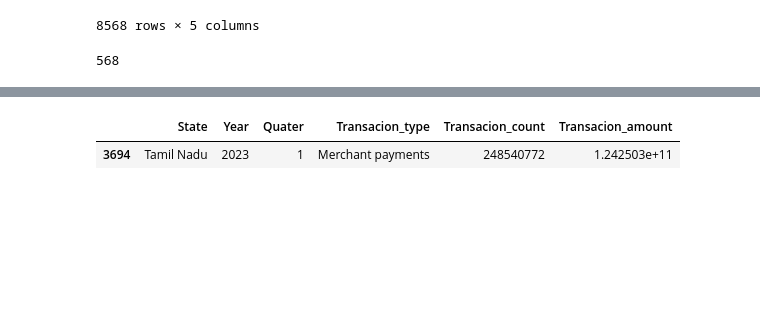
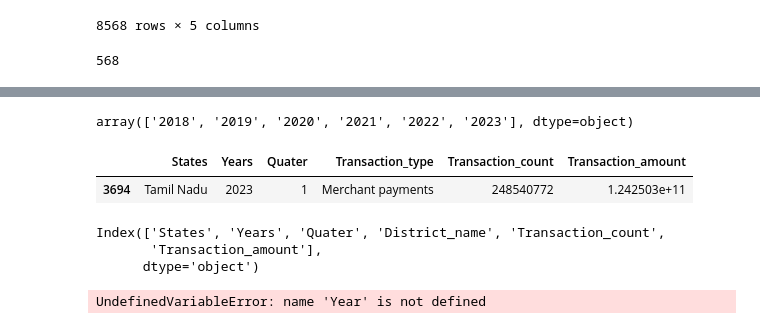
Before and after one commit to GDharan10/Phonepe-Data-Visualization, a Jupyter notebook: phonepay.ipynb, the cells around one changed output, grey strips where cells are left out. Cells and saved outputs as stored; diff of their text form; code cells hidden in the pictures; blank space fills up the shorter version.

```diff
--- a/phonepay.ipynb
+++ b/phonepay.ipynb
@@ -434 +581,5 @@ agg_trans_df
+# %%
+agg_trans_df["Years"].unique()
+# %% [output]
+array(['2018', '2019', '2020', '2021', '2022', '2023'], dtype=object)
 # %%
@@ -448,8 +604,8 @@ fig.update_geos(fitbounds="locations", visible=False)
 
 fig.show()
 # %%
-agg_trans_df.query(' State == "Tamil Nadu" and Year == "2023" and Quater == 1 and Transacion_type == "Merchant payments" ')
+agg_trans_df.query(' States == "Tamil Nadu" and Years == "2023" and Quater == 1 and Transaction_type == "Merchant payments" ')
 # %% [output]
-|  | State | Year | Quater | Transacion_type | Transacion_count | Transacion_amount |
+|  | States | Years | Quater | Transaction_type | Transaction_count | Transaction_amount |
 | 3694 | Tamil Nadu | 2023 | 1 | Merchant payments | 248540772 | 1.242503e+11 |
 # %%
@@ -457,0 +613,6 @@ fig.show()
+# %%
+map_trans.columns
+# %% [output]
+Index(['States', 'Years', 'Quater', 'District_name', 'Transaction_count',
+       'Transaction_amount'],
+      dtype='object')
@@ -457,0 +622,4 @@ fig.show()
+# %%
+agg_trans_df.query('Year == "2023"')
+# %% [output]
+UndefinedVariableError: name 'Year' is not defined
```
Also changed, not shown: parts of 52 cells of this notebook.
